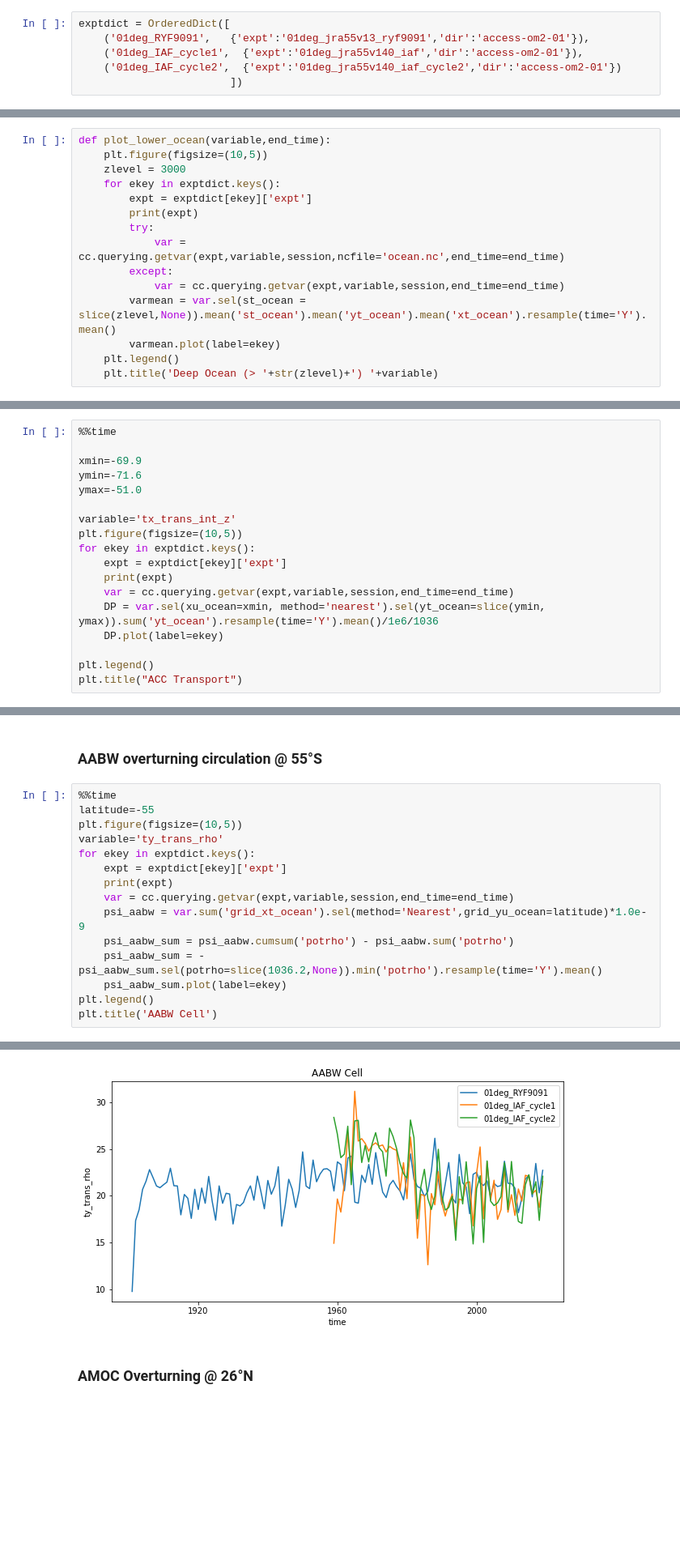
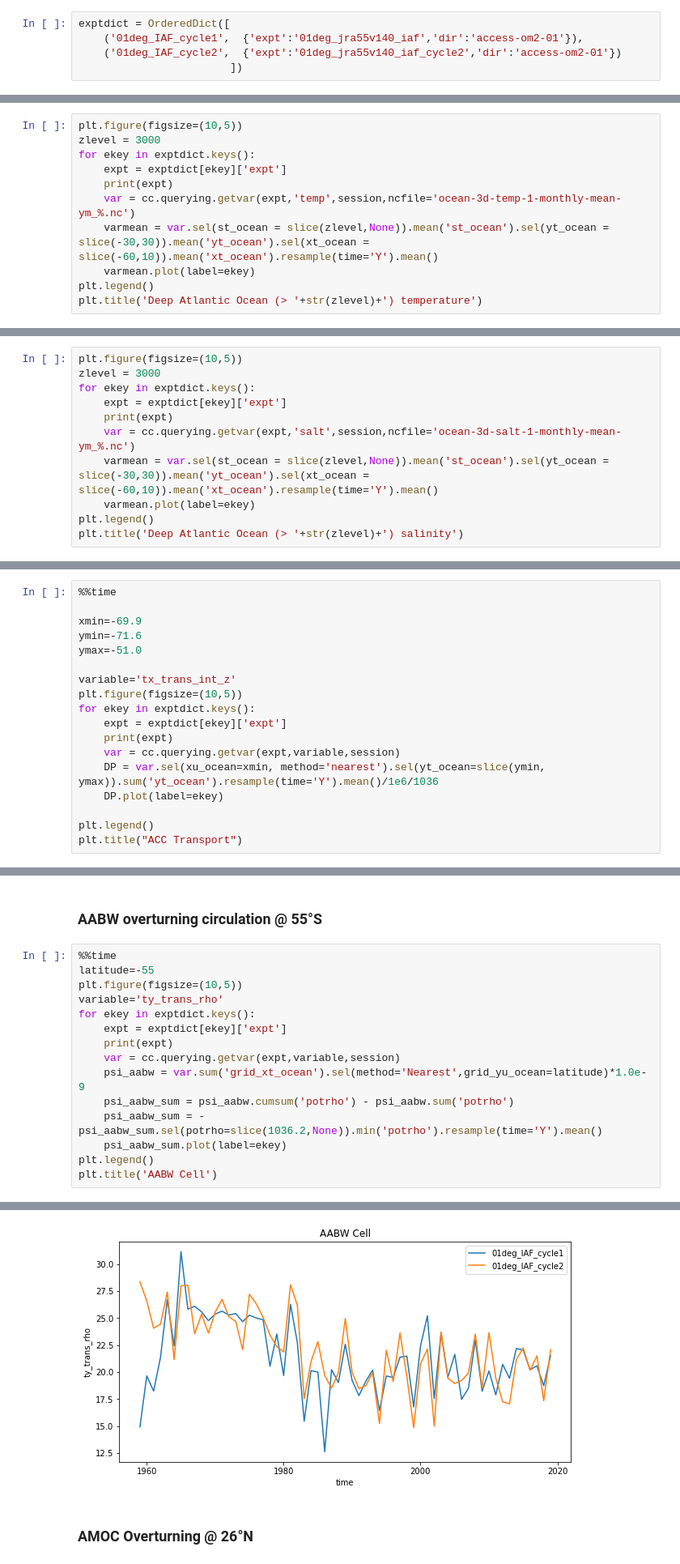
Before and after one commit to AndyHoggANU/CC_sandbox, a Jupyter notebook: IAF-Drift.ipynb, the cells around one changed output, grey strips where cells are left out. Shown at 81% size. Saved outputs shown, nothing was run; the diff lists cells and outputs as text; blank space fills up the shorter version.

```diff
--- a/IAF-Drift.ipynb
+++ b/IAF-Drift.ipynb
@@ -25,7 +25,6 @@ client
 session = cc.database.create_session()
 # %%
 exptdict = OrderedDict([
-    ('01deg_RYF9091',   {'expt':'01deg_jra55v13_ryf9091','dir':'access-om2-01'}),
     ('01deg_IAF_cycle1',  {'expt':'01deg_jra55v140_iaf','dir':'access-om2-01'}),
     ('01deg_IAF_cycle2',  {'expt':'01deg_jra55v140_iaf_cycle2','dir':'access-om2-01'})
                         ])
@@ -177,15 +195,11 @@ plot_upper_ocean('salt',end_time)
 # %%
-def plot_lower_ocean(variable,end_time):
-    plt.figure(figsize=(10,5))
-    zlevel = 3000
-    for ekey in exptdict.keys():
-        expt = exptdict[ekey]['expt']
-        print(expt)
-        try:
-            var = cc.querying.getvar(expt,variable,session,ncfile='ocean.nc',end_time=end_time)
-        except:
-            var = cc.querying.getvar(expt,variable,session,end_time=end_time)
-        varmean = var.sel(st_ocean = slice(zlevel,None)).mean('st_ocean').mean('yt_ocean').mean('xt_ocean').resample(time='Y').mean()
-        varmean.plot(label=ekey)
-    plt.legend()
-    plt.title('Deep Ocean (> '+str(zlevel)+') '+variable)
+plt.figure(figsize=(10,5))
+zlevel = 3000
+for ekey in exptdict.keys():
+    expt = exptdict[ekey]['expt']
+    print(expt)
+    var = cc.querying.getvar(expt,'temp',session,ncfile='ocean-3d-temp-1-monthly-mean-ym_%.nc')
+    varmean = var.sel(st_ocean = slice(zlevel,None)).mean('st_ocean').sel(yt_ocean = slice(-30,30)).mean('yt_ocean').sel(xt_ocean = slice(-60,10)).mean('xt_ocean').resample(time='Y').mean()
+    varmean.plot(label=ekey)
+plt.legend()
+plt.title('Deep Atlantic Ocean (> '+str(zlevel)+') temperature')
@@ -197,0 +211,11 @@ plot_lower_ocean('salt',end_time)
+# %%
+plt.figure(figsize=(10,5))
+zlevel = 3000
+for ekey in exptdict.keys():
+    expt = exptdict[ekey]['expt']
+    print(expt)
+    var = cc.querying.getvar(expt,'salt',session,ncfile='ocean-3d-salt-1-monthly-mean-ym_%.nc')
+    varmean = var.sel(st_ocean = slice(zlevel,None)).mean('st_ocean').sel(yt_ocean = slice(-30,30)).mean('yt_ocean').sel(xt_ocean = slice(-60,10)).mean('xt_ocean').resample(time='Y').mean()
+    varmean.plot(label=ekey)
+plt.legend()
+plt.title('Deep Atlantic Ocean (> '+str(zlevel)+') salinity')
@@ -211,7 +240,7 @@ plt.figure(figsize=(10,5))
 for ekey in exptdict.keys():
     expt = exptdict[ekey]['expt']
     print(expt)
-    var = cc.querying.getvar(expt,variable,session,end_time=end_time)
+    var = cc.querying.getvar(expt,variable,session)
     DP = var.sel(xu_ocean=xmin, method='nearest').sel(yt_ocean=slice(ymin, ymax)).sum('yt_ocean').resample(time='Y').mean()/1e6/1036
     DP.plot(label=ekey)
 
@@ -235,7 +263,7 @@ variable='ty_trans_rho'
 for ekey in exptdict.keys():
     expt = exptdict[ekey]['expt']
     print(expt)
-    var = cc.querying.getvar(expt,variable,session,end_time=end_time)
+    var = cc.querying.getvar(expt,variable,session)
     psi_aabw = var.sum('grid_xt_ocean').sel(method='Nearest',grid_yu_ocean=latitude)*1.0e-9
     psi_aabw_sum = psi_aabw.cumsum('potrho') - psi_aabw.sum('potrho')
     psi_aabw_sum = -psi_aabw_sum.sel(potrho=slice(1036.2,None)).min('potrho').resample(time='Y').mean()
@@ -253,4 +279,4 @@ Text(0.5, 1.0, 'AABW Cell')
-[figure, old version]
+[figure, new version]
 # %% [markdown]
 ### AMOC Overturning @ 26°N
 # %%
```
Also changed, not shown: parts of 27 cells of this notebook, 1 other file.
